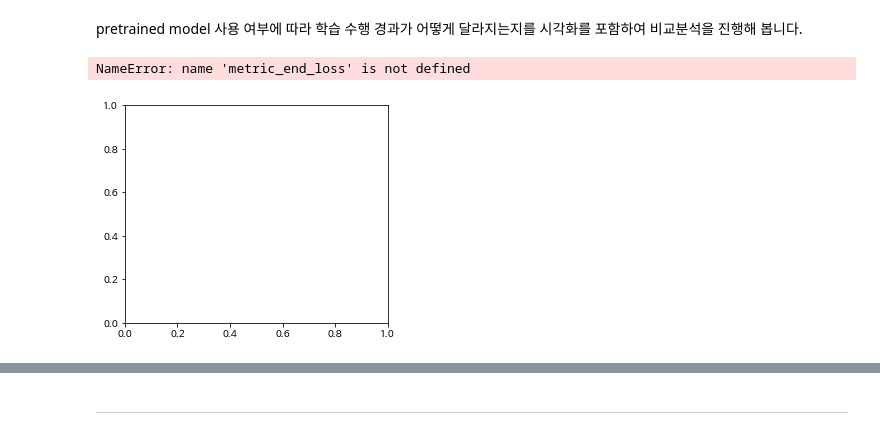
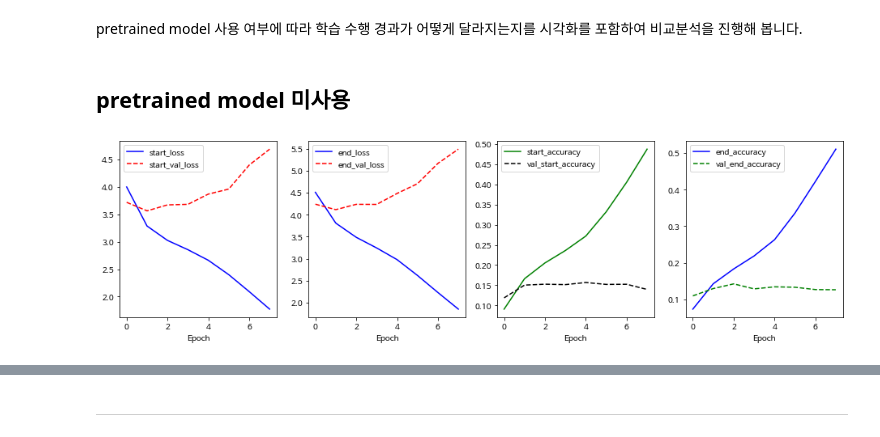
Before and after one commit to fbrlvy87/aiffel, a Jupyter notebook: e_19_project_bidirectional_encoder_representations_from_transformers.ipynb, the cells around one changed output, grey strips where cells are left out. Drawn from its saved outputs; the diff is of its cells as text; code cells hidden in the pictures.

```diff
--- a/e_19_project_bidirectional_encoder_representations_from_transformers.ipynb
+++ b/e_19_project_bidirectional_encoder_representations_from_transformers.ipynb
@@ -1160,17 +1320,0 @@ pretrained model을 로드하여 model을 생성하는 코드는 아래와 같
-# %%
-checkpoint_file = os.path.join(model_dir, 'bert_pretrain_32000.hdf5')
-
-model = BERT4KorQuAD(config)
-
-if os.path.exists(checkpoint_file):
-    #  pretrained model 을 로드하기 위해 먼저 모델이 생성되어 있어야 한다.
-    enc_tokens = np.random.randint(0, len(vocab), (4, 10))
-    segments = np.random.randint(0, 2, (4, 10))
-    model(enc_tokens, segments)
-
-    # checkpoint 파일로부터 필요한 layer를 불러온다.
-    model.load_weights(os.path.join(model_dir, "bert_pretrain_32000.hdf5"), by_name=True)
-
-    model.summary()
-else:
-    print('NO Pretrained Model')
@@ -1350,29 +1611,38 @@ with open(dev_json) as f:
 # 학습 경과 시각화 비교분석
 # %% [markdown]
 pretrained model 사용 여부에 따라 학습 수행 경과가 어떻게 달라지는지를 시각화를 포함하여 비교분석을 진행해 봅니다.
+# %% [markdown]
+## pretrained model 미사용
 # %%
 # training result
 plt.figure(figsize=(16, 4))
 
-plt.subplot(1, 3, 1)
-plt.plot(history.history['loss'], 'b-', label='loss')
-plt.plot(history.history['val_loss'], 'r--', label='val_loss')
+plt.subplot(1, 4, 1)
+plt.plot(train_sloss_list, 'b-', label='start_loss')
+plt.plot(val_sloss_list, 'r--', label='start_val_loss')
 plt.xlabel('Epoch')
 plt.legend()
 
-plt.subplot(1, 3, 2)
-plt.plot(history.history['start_accuracy'], 'g-', label='start_accuracy')
-plt.plot(history.history['val_start_accuracy'], 'k--', label='val_start_accuracy')
+
+plt.subplot(1, 4, 2)
+plt.plot(train_eloss_list, 'b-', label='end_loss')
+plt.plot(val_eloss_list, 'r--', label='end_val_loss')
 plt.xlabel('Epoch')
 plt.legend()
 
-plt.subplot(1, 3, 3)
-plt.plot(history.history['end_accuracy'], 'b-', label='end_accuracy')
-plt.plot(history.history['val_end_accuracy'], 'g--', label='val_end_accuracy')
+
+plt.subplot(1, 4, 3)
+plt.plot(train_sacc_list, 'g-', label='start_accuracy')
+plt.plot(val_sacc_list, 'k--', label='val_start_accuracy')
+plt.xlabel('Epoch')
+plt.legend()
+
+plt.subplot(1, 4, 4)
+plt.plot(train_eacc_list, 'b-', label='end_accuracy')
+plt.plot(val_eacc_list, 'g--', label='val_end_accuracy')
 plt.xlabel('Epoch')
 plt.legend()
 
 plt.show()
 # %% [output]
-NameError: name 'metric_end_loss' is not defined
-[figure, old version]
+[figure, new version]
```
Also changed, not shown: parts of 33 cells of this notebook.
